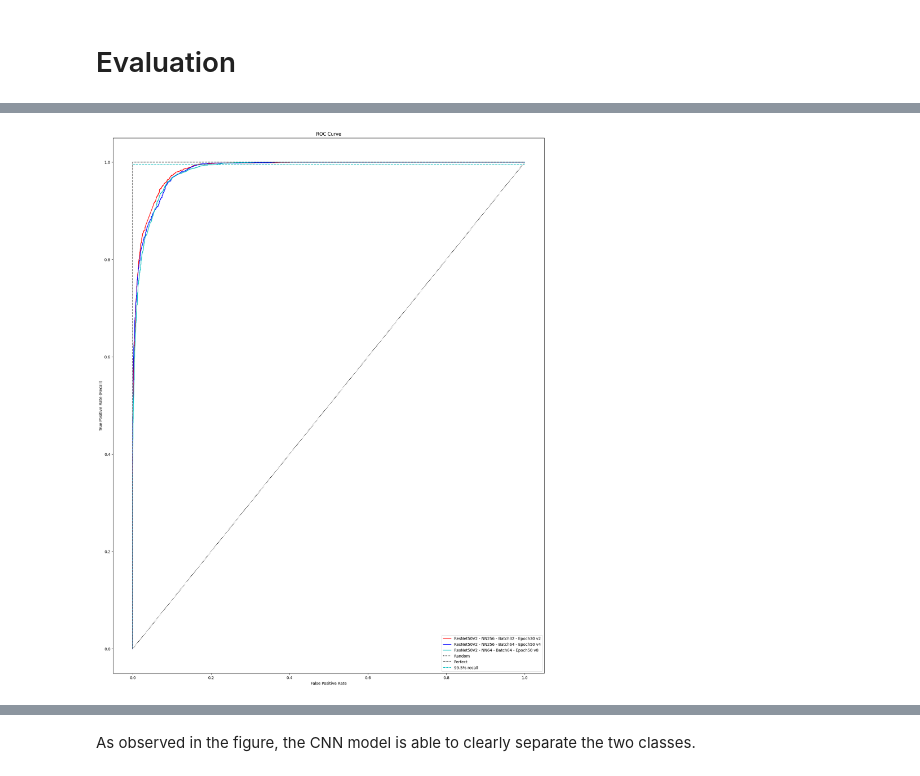
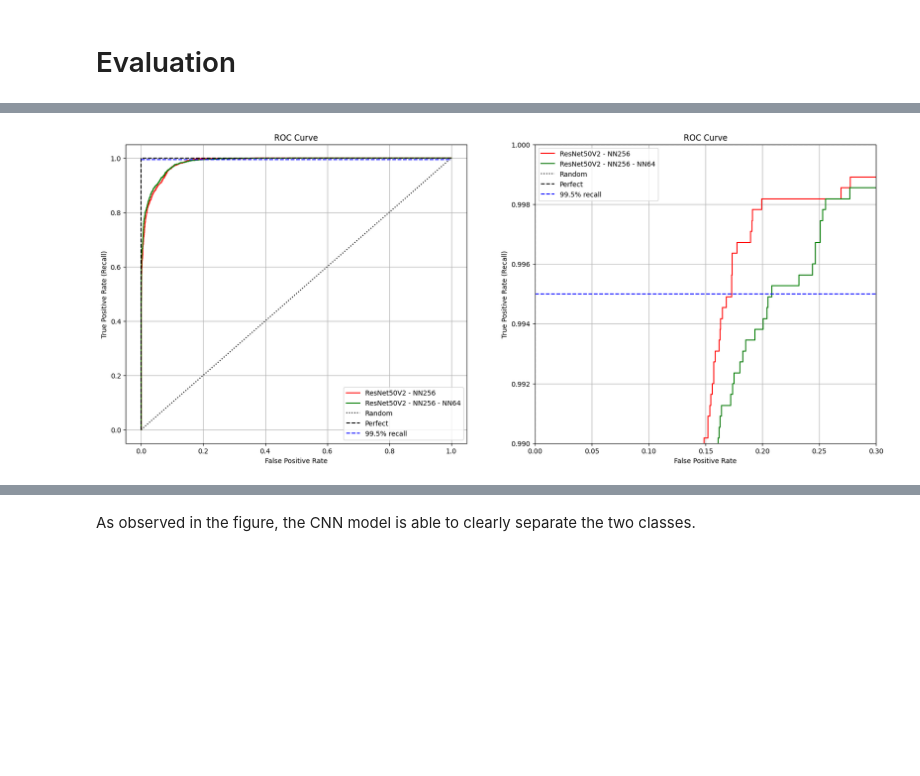
Before and after one commit to diwalsh/Medical-Imaging-Segmentation-Application, a Jupyter notebook: cnn_classification_resnet_test.ipynb, the cells around one changed output, grey strips where cells are left out. Saved outputs shown, nothing was run; the diff lists cells and outputs as text; code cells hidden in the pictures; blank space fills up the shorter version.

Commit message:
modified cnn_classification_resnet notebooks with comments

```diff
--- a/cnn_classification_resnet_test.ipynb
+++ b/cnn_classification_resnet_test.ipynb
@@ -133,6 +134,11 @@ Found 6560 images belonging to 2 classes.
 #model_5 = load_model("models/resnet50v2_nn256_lr0001_relu_batch32_epoch50_v3_2p5d.keras")
 #model_6 = load_model("models/resnet50v2_nn256_lr0001_relu_batch32_epoch50_v3.keras")
 #model_8 = load_model('models/resnet50v2_nn384_lr0001_relu_batch32_epoch30_v5.keras')
-model_3 = load_model('models/resnet50v2_nn256_lr0001_relu_batch32_epoch30_v2.keras')
+#model_3 = load_model('models/resnet50v2_nn256_lr0001_relu_batch32_epoch30_v2.keras')
+#model_7 = load_model('models/resnet50v2_nn256_lr0001_relu_batch64_epoch30_v4.keras')
+#model_9 = load_model('models/resnet50v2_nn384_lr0001_relu_batch32_epoch50_v6.keras')
+#model_10 = load_model('models/resnet50v2_nn64_lr0001_relu_batch32_epoch50_v7.keras')
+#model_11 = load_model('models/resnet50v2_nn256_lr0001_relu_batch64_epoch50_v8.keras')
+
 model_7 = load_model('models/resnet50v2_nn256_lr0001_relu_batch64_epoch30_v4.keras')
-#model_9 = load_model('models/resnet50v2_nn384_lr0001_relu_batch32_epoch50_v6.keras')
+model_12 = load_model('models/resnet50v2_nn256_64_lr0001_relu_batch64_epoch50_v9.keras')
@@ -146,12 +148,13 @@ model_11 = load_model('models/resnet50v2_nn256_lr0001_relu_batch64_epoch50_v8.ke
 # Make predictions
 #y_pred_1 = model_1.predict(test_generator_2d).reshape(-1)
 #y_pred_2 = model_2.predict(test_generator_2d).reshape(-1)
-
-y_pred_3 = model_3.predict(test_generator_2d).reshape(-1)
+#y_pred_3 = model_3.predict(test_generator_2d).reshape(-1)
 #y_pred_5 = model_5.predict(test_generator_2p5d).reshape(-1)
 #y_pred_6 = model_6.predict(test_generator_2d).reshape(-1)
-y_pred_7 = model_7.predict(test_generator_2d).reshape(-1)
+#y_pred_7 = model_7.predict(test_generator_2d).reshape(-1)
 #y_pred_8 = model_8.predict(test_generator_2d).reshape(-1)
 #y_pred_9 = model_9.predict(test_generator_2d).reshape(-1)
-y_pred_11 = model_11.predict(test_generator_2d).reshape(-1)
+#y_pred_11 = model_11.predict(test_generator_2d).reshape(-1)
+y_pred_7 = model_7.predict(test_generator_2d).reshape(-1)
+y_pred_12 = model_12.predict(test_generator_2d).reshape(-1)
 # %% [output]
@@ -167,42 +169,76 @@ y_test = test_generator_2d.labels
 #np.load('models/predictions.npz')
 # Plot ROC curves
 #fpr1, tpr1, thr_roc1 = roc_curve(y_test, y_pred_1)
 #fpr2, tpr2, thr_roc2 = roc_curve(y_test, y_pred_2)
-fpr3, tpr3, thr_roc3 = roc_curve(y_test, y_pred_3)
+#fpr3, tpr3, thr_roc3 = roc_curve(y_test, y_pred_3)
 #fpr4, tpr4, thr_roc4 = roc_curve(y_test, y_pred_4)
 #fpr5, tpr5, thr_roc5 = roc_curve(y_test, y_pred_5)
 #fpr6, tpr6, thr_roc6 = roc_curve(y_test, y_pred_6)
-fpr7, tpr7, thr_roc7 = roc_curve(y_test, y_pred_7)
+#fpr7, tpr7, thr_roc7 = roc_curve(y_test, y_pred_7)
 #fpr8, tpr8, thr_roc8 = roc_curve(y_test, y_pred_8)
 #fpr9, tpr9, thr_roc9 = roc_curve(y_test, y_pred_9)
-fpr11, tpr11, thr_roc11 = roc_curve(y_test, y_pred_11)
+#fpr11, tpr11, thr_roc11 = roc_curve(y_test, y_pred_11)
+fpr7, tpr7, thr_roc7 = roc_curve(y_test, y_pred_7)
+fpr12, tpr12, thr_roc12 = roc_curve(y_test, y_pred_12)
 
-fig = plt.figure(figsize=(20,25))
-ax = fig.add_subplot()
+fig = plt.figure(figsize=(20,8))
+ax = fig.add_subplot(121)
 #plt.plot(fpr1, tpr1, 'b-', label = 'ResNet50V2 - NN256 - Batch32 - Epoch30')
 #plt.plot(fpr2, tpr2, 'g-', label = 'ResNet50V2 - NN256 - Batch32 - Epoch30')
-plt.plot(fpr3, tpr3, 'r-', label = 'ResNet50V2 - NN256 - Batch32 - Epoch30 v2')
+#plt.plot(fpr3, tpr3, 'r-', label = 'ResNet50V2 - NN256 - Batch32 - Epoch30 v2')
 #plt.plot(fpr4, tpr4, 'm-', label = 'ResNet50V2 - NN256 - Batch32 - Epoch30 v2 - 2p5d')
 #plt.plot(fpr5, tpr5, 'b-', label = 'ResNet50V2 - NN256 - Batch32 - Epoch50 v2 - 2p5d')
 #plt.plot(fpr6, tpr6, 'g-', label = 'ResNet50V2 - NN256 - Batch32 - Epoch50 v3')
-plt.plot(fpr7, tpr7, 'b-', label = 'ResNet50V2 - NN256 - Batch64 - Epoch50 v4')
+#plt.plot(fpr7, tpr7, 'b-', label = 'ResNet50V2 - NN256 - Batch64 - Epoch50 v4')
 #plt.plot(fpr8, tpr8, 'm-', label = 'ResNet50V2 - NN384 - Batch32 - Epoch30 v5')
 #plt.plot(fpr9, tpr9, 'y-', label = 'ResNet50V2 - NN384 - Batch32 - Epoch50 v6')
 #plt.plot(fpr10, tpr10, 'c-', label = 'ResNet50V2 - NN64 - Batch32 - Epoch50 v7')
-plt.plot(fpr11, tpr11, 'c-', label = 'ResNet50V2 - NN64 - Batch64 - Epoch50 v8')
+#plt.plot(fpr11, tpr11, 'c-', label = 'ResNet50V2 - NN64 - Batch64 - Epoch50 v8')
+plt.plot(fpr7, tpr7, 'r-', label = 'ResNet50V2 - NN256')
+plt.plot(fpr12, tpr12, 'g-', label = 'ResNet50V2 - NN256 - NN64')
 
 plt.plot([0,1],[0,1],'k:', label = 'Random')
 plt.plot([0,0,1,1,],[0,1,1,1],'k--', label='Perfect')
-plt.plot([0,1],[0.995, 0.995],'c--', label='99.5% recall')
+plt.plot([0,1],[0.995, 0.995],'b--', label='99.5% recall')
 plt.legend(fontsize=10)
 plt.title('ROC Curve')
 plt.xlabel('False Positive Rate')
 plt.ylabel('True Positive Rate (Recall)')
 #plt.xlim(0.1, 0.3)  # Zoom in on the x-axis from x=2 to x=7
 #plt.ylim(0.990, 1)  # Zoom in on the y-axis from y=0 to y=50
 #plt.savefig('roc.png')
+plt.grid()
+
+
+ax = fig.add_subplot(122)
+#plt.plot(fpr1, tpr1, 'b-', label = 'ResNet50V2 - NN256 - Batch32 - Epoch30')
+#plt.plot(fpr2, tpr2, 'g-', label = 'ResNet50V2 - NN256 - Batch32 - Epoch30')
+#plt.plot(fpr3, tpr3, 'r-', label = 'ResNet50V2 - NN256 - Batch32 - Epoch30 v2')
+#plt.plot(fpr4, tpr4, 'm-', label = 'ResNet50V2 - NN256 - Batch32 - Epoch30 v2 - 2p5d')
+#plt.plot(fpr5, tpr5, 'b-', label = 'ResNet50V2 - NN256 - Batch32 - Epoch50 v2 - 2p5d')
+#plt.plot(fpr6, tpr6, 'g-', label = 'ResNet50V2 - NN256 - Batch32 - Epoch50 v3')
+#plt.plot(fpr7, tpr7, 'b-', label = 'ResNet50V2 - NN256 - Batch64 - Epoch50 v4')
+#plt.plot(fpr8, tpr8, 'm-', label = 'ResNet50V2 - NN384 - Batch32 - Epoch30 v5')
+#plt.plot(fpr9, tpr9, 'y-', label = 'ResNet50V2 - NN384 - Batch32 - Epoch50 v6')
+#plt.plot(fpr10, tpr10, 'c-', label = 'ResNet50V2 - NN64 - Batch32 - Epoch50 v7')
+#plt.plot(fpr11, tpr11, 'c-', label = 'ResNet50V2 - NN64 - Batch64 - Epoch50 v8')
+plt.plot(fpr7, tpr7, 'r-', label = 'ResNet50V2 - NN256')
+plt.plot(fpr12, tpr12, 'g-', label = 'ResNet50V2 - NN256 - NN64')
+
+plt.plot([0,1],[0,1],'k:', label = 'Random')
+plt.plot([0,0,1,1,],[0,1,1,1],'k--', label='Perfect')
+plt.plot([0,1],[0.995, 0.995],'b--', label='99.5% recall')
+plt.legend(fontsize=10)
+plt.title('ROC Curve')
+plt.xlabel('False Positive Rate')
+plt.ylabel('True Positive Rate (Recall)')
+plt.xlim(0.0, 0.3)  # Zoom in on the x-axis from x=2 to x=7
+plt.ylim(0.990, 1)  # Zoom in on the y-axis from y=0 to y=50
+#plt.savefig('roc.png')
+plt.grid()
+
 plt.show()
 # %% [output]
-[figure, old version]
+[figure, new version]
 # %%
 # Compute roc auc score
```
Also changed, not shown: parts of 8 cells of this notebook, 1 other file.
